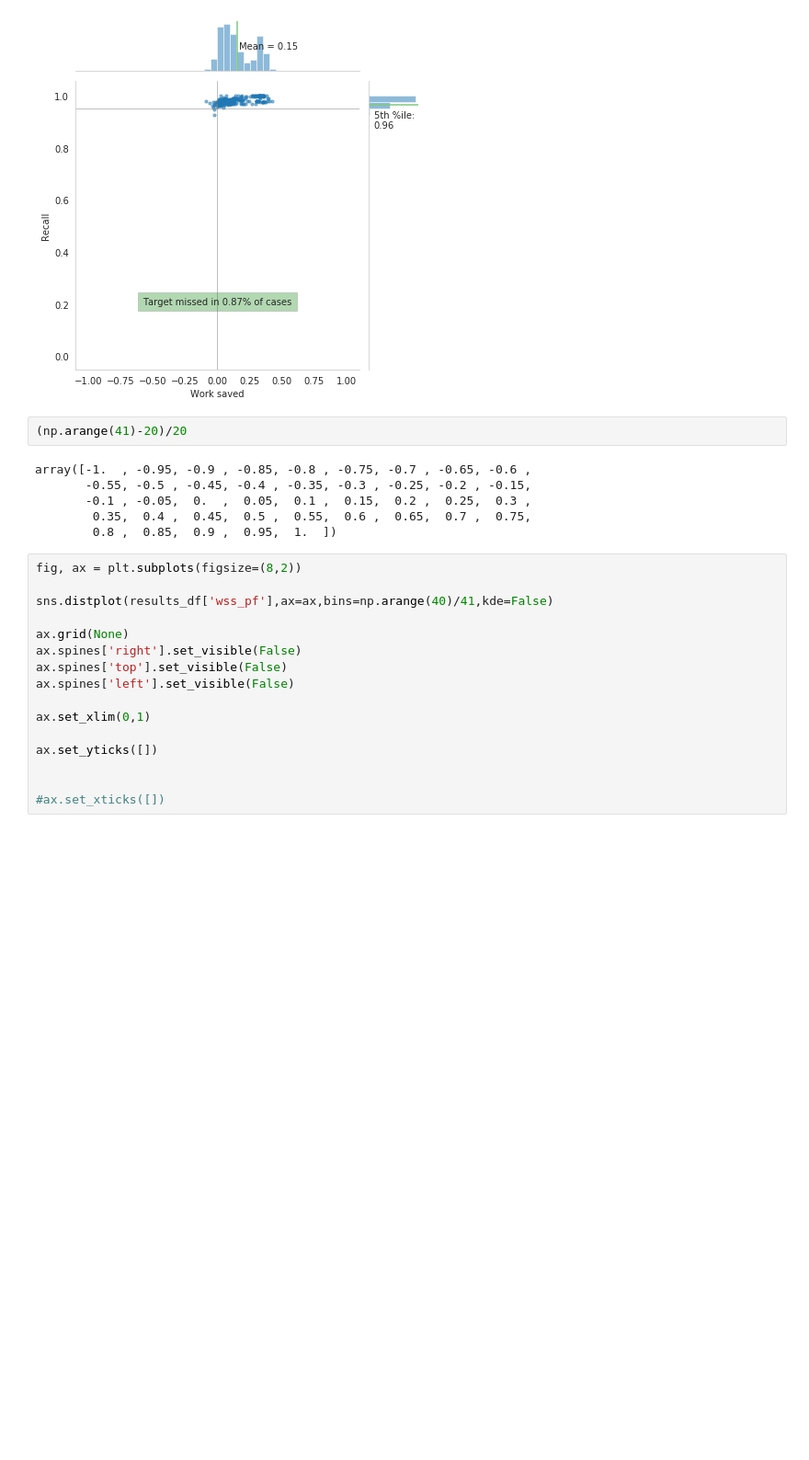
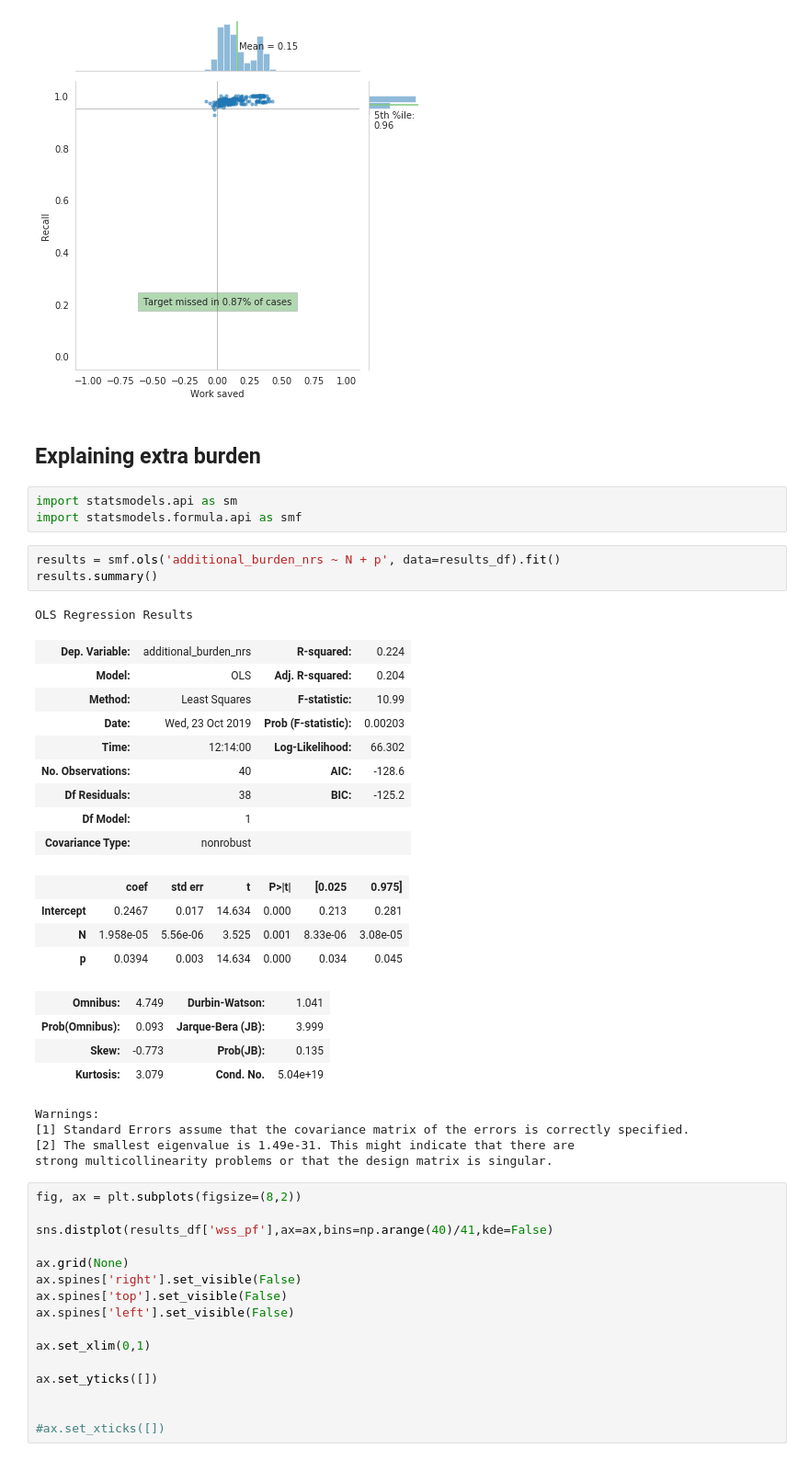
Before and after one commit to mcallaghan/rapid-screening, a Jupyter notebook: analysis/evaluation.ipynb, the cells around one changed output. Shown at 92% size. Cells and saved outputs as stored; diff of their text form; blank space fills up the shorter version.

```diff
--- a/analysis/evaluation.ipynb
+++ b/analysis/evaluation.ipynb
@@ -776,14 +776,37 @@ for kde in [False]:#, True]:
 [figure]
 [figure]
 [figure]
-# %%
-(np.arange(41)-20)/20
-# %% [output]
-array([-1.  , -0.95, -0.9 , -0.85, -0.8 , -0.75, -0.7 , -0.65, -0.6 ,
-       -0.55, -0.5 , -0.45, -0.4 , -0.35, -0.3 , -0.25, -0.2 , -0.15,
-       -0.1 , -0.05,  0.  ,  0.05,  0.1 ,  0.15,  0.2 ,  0.25,  0.3 ,
-        0.35,  0.4 ,  0.45,  0.5 ,  0.55,  0.6 ,  0.65,  0.7 ,  0.75,
-        0.8 ,  0.85,  0.9 ,  0.95,  1.  ])
+# %% [markdown]
+## Explaining extra burden
+# %%
+import statsmodels.api as sm
+import statsmodels.formula.api as smf
+# %%
+results = smf.ols('additional_burden_nrs ~ N + p', data=results_df).fit()
+results.summary()
+# %% [output]
+OLS Regression Results
+| Dep. Variable: | additional_burden_nrs | R-squared: | 0.224 |
+| Model: | OLS | Adj. R-squared: | 0.204 |
+| Method: | Least Squares | F-statistic: | 10.99 |
+| Date: | Wed, 23 Oct 2019 | Prob (F-statistic): | 0.00203 |
+| Time: | 12:14:00 | Log-Likelihood: | 66.302 |
+| No. Observations: | 40 | AIC: | -128.6 |
+| Df Residuals: | 38 | BIC: | -125.2 |
+| Df Model: | 1 |  |  |
+| Covariance Type: | nonrobust |  |  |
+|  | coef | std err | t | P>|t| | [0.025 | 0.975] |
+| Intercept | 0.2467 | 0.017 | 14.634 | 0.000 | 0.213 | 0.281 |
+| N | 1.958e-05 | 5.56e-06 | 3.525 | 0.001 | 8.33e-06 | 3.08e-05 |
+| p | 0.0394 | 0.003 | 14.634 | 0.000 | 0.034 | 0.045 |
+| Omnibus: | 4.749 | Durbin-Watson: | 1.041 |
+| Prob(Omnibus): | 0.093 | Jarque-Bera (JB): | 3.999 |
+| Skew: | -0.773 | Prob(JB): | 0.135 |
+| Kurtosis: | 3.079 | Cond. No. | 5.04e+19 |
+Warnings:
+[1] Standard Errors assume that the covariance matrix of the errors is correctly specified.
+[2] The smallest eigenvalue is 1.49e-31. This might indicate that there are
+strong multicollinearity problems or that the design matrix is singular.
 # %%
 fig, ax = plt.subplots(figsize=(8,2))
 
```
Also changed, not shown: 1 other file.
